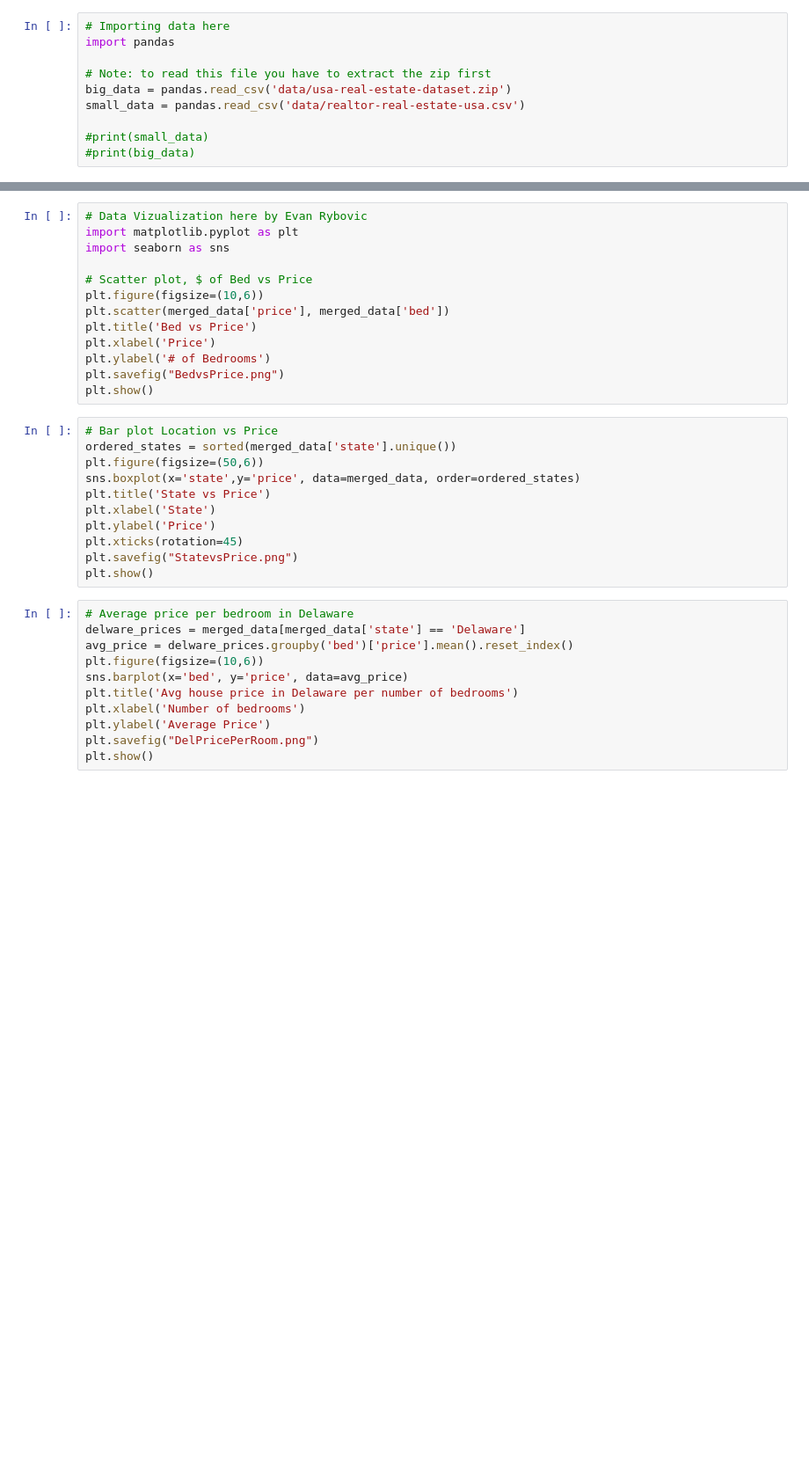
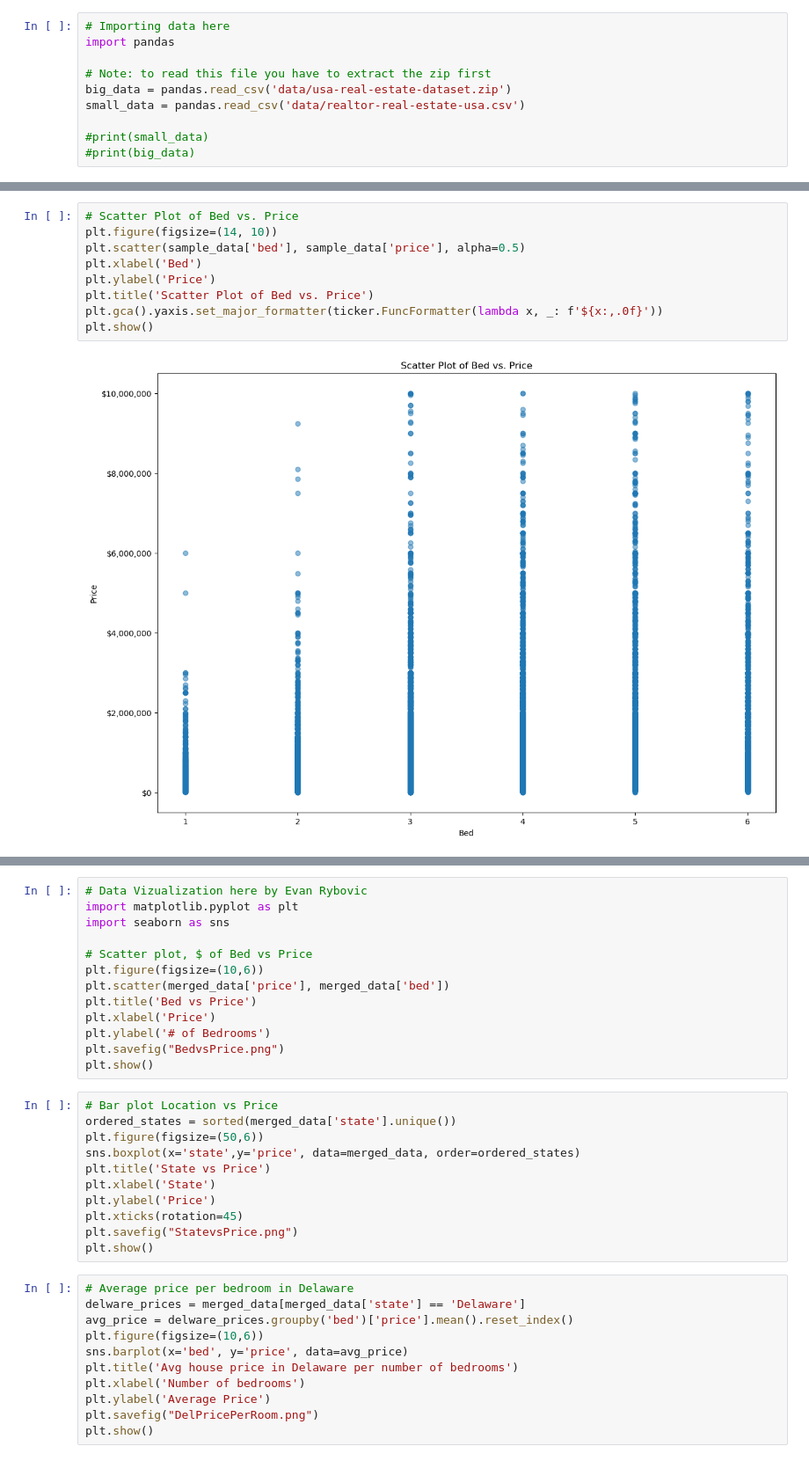
Before and after one commit to ewrybovic/Comp541Project, a Jupyter notebook: main.ipynb, the cells around one changed output, grey strips where cells are left out. Shown at 88% size. Drawn from its saved outputs; the diff is of its cells as text; blank space fills up the shorter version.

```diff
--- a/main.ipynb
+++ b/main.ipynb
@@ -54,0 +166,11 @@ print(f'Size after cleaning: {merged_data.shape}')
+# %%
+# Scatter Plot of Bed vs. Price
+plt.figure(figsize=(14, 10))
+plt.scatter(sample_data['bed'], sample_data['price'], alpha=0.5)
+plt.xlabel('Bed')
+plt.ylabel('Price')
+plt.title('Scatter Plot of Bed vs. Price')
+plt.gca().yaxis.set_major_formatter(ticker.FuncFormatter(lambda x, _: f'${x:,.0f}'))
+plt.show()
+# %% [output]
+[figure, added]
```
Also changed, not shown: parts of 7 cells of this notebook.
